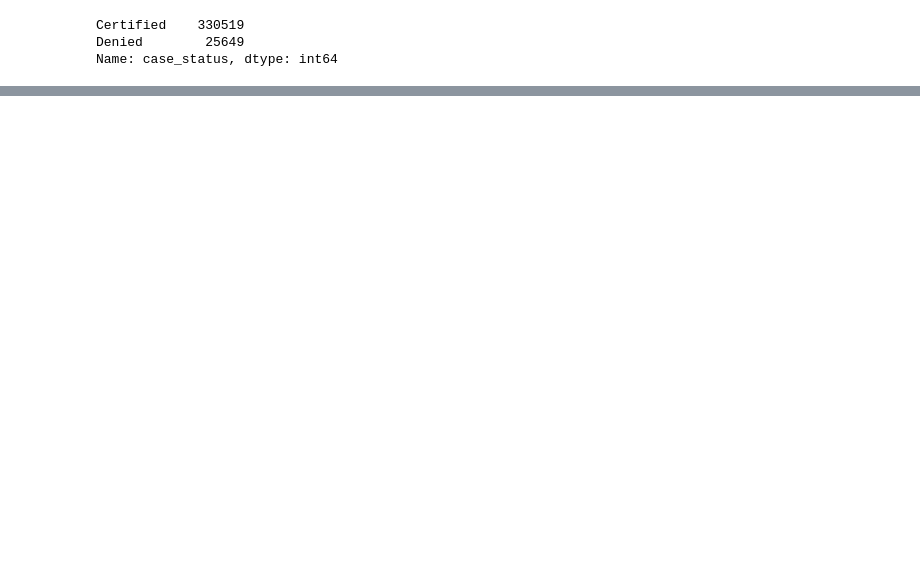
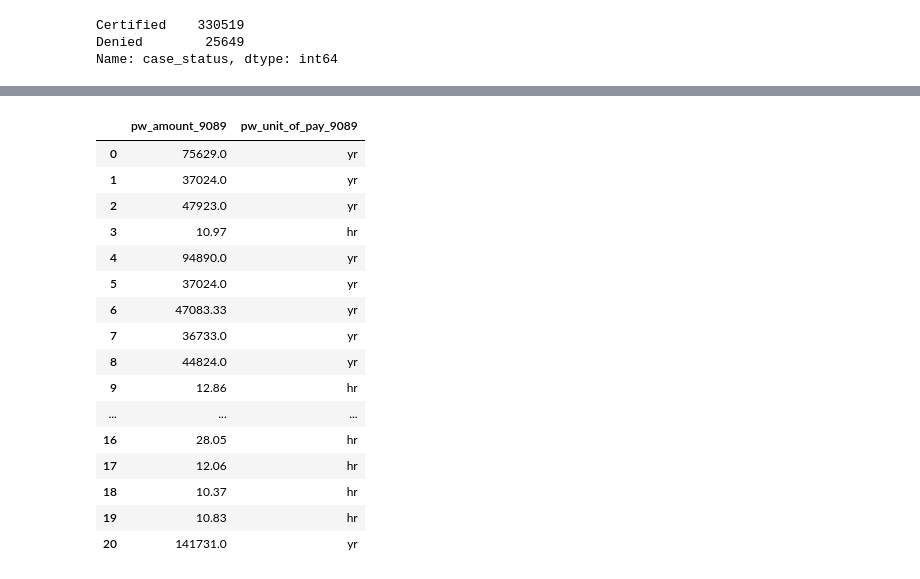
Before and after one commit to rogercc4/us-perm-visas, a Jupyter notebook: 02_pre_procesamiento_de_datos.ipynb, the cells around one changed output, grey strips where cells are left out. Cells and saved outputs as stored; diff of their text form; code cells hidden in the pictures; blank space fills up the shorter version.

Commit message:
Limpieza de datos completa. Quedan 20 atributos

```diff
--- a/02_pre_procesamiento_de_datos.ipynb
+++ b/02_pre_procesamiento_de_datos.ipynb
@@ -126,0 +178,5 @@ datos.shape
+# %%
+# Vamos a filtrar solo aquellas columnas que tienen al menos un 85% de valores no perdidos
+numPermitido = len(datos)*0.85
+datos = datos.loc[:, datos.isnull().sum() <= numObservaciones]
+datos.shape
@@ -126,0 +208,5 @@ datos.shape
+# %%
+datos['year'] = datos['decision_date'].dt.year
+# %%
+datos['employer_city'] = datos['employer_city'].str.upper()
+datos['employer_city'].value_counts().head(12)
@@ -126,0 +248,9 @@ datos.shape
+# %%
+datos['job_info_job_title'] = datos['job_info_job_title'].str.lower()
+datos['job_info_job_title'] = datos['job_info_job_title'].astype(str).str.split('-').str[0]
+datos['job_info_job_title'] = datos['job_info_job_title'].astype(str).str.split('ii').str[0]
+datos['job_info_job_title'] = datos['job_info_job_title'].astype(str).str.split('/').str[0]
+datos['job_info_job_title'] = datos['job_info_job_title'].astype(str).str.strip()
+datos['job_info_job_title'] = datos['job_info_job_title'].str.replace('sr.', 'senior')
+datos['job_info_job_title'].replace(["NaN", 'NaT','nan'], np.nan, inplace = True)
+datos['job_info_job_title'].value_counts()[:20]
@@ -126,0 +275,21 @@ datos.shape
+# %%
+# estandarizacion de los sueldos y unidades de aplicacion del sueldo
+datos[['pw_amount_9089','pw_unit_of_pay_9089']].head(20)
+# %% [output]
+|  | pw_amount_9089 | pw_unit_of_pay_9089 |
+| 0 | 75629.0 | yr |
+| 1 | 37024.0 | yr |
+| 2 | 47923.0 | yr |
+| 3 | 10.97 | hr |
+| 4 | 94890.0 | yr |
+| 5 | 37024.0 | yr |
+| 6 | 47083.33 | yr |
+| 7 | 36733.0 | yr |
+| 8 | 44824.0 | yr |
+| 9 | 12.86 | hr |
+| ... | ... | ... |
+| 16 | 28.05 | hr |
+| 17 | 12.06 | hr |
+| 18 | 10.37 | hr |
+| 19 | 10.83 | hr |
+| 20 | 141731.0 | yr |
```
Also changed, not shown: parts of 49 cells of this notebook.
